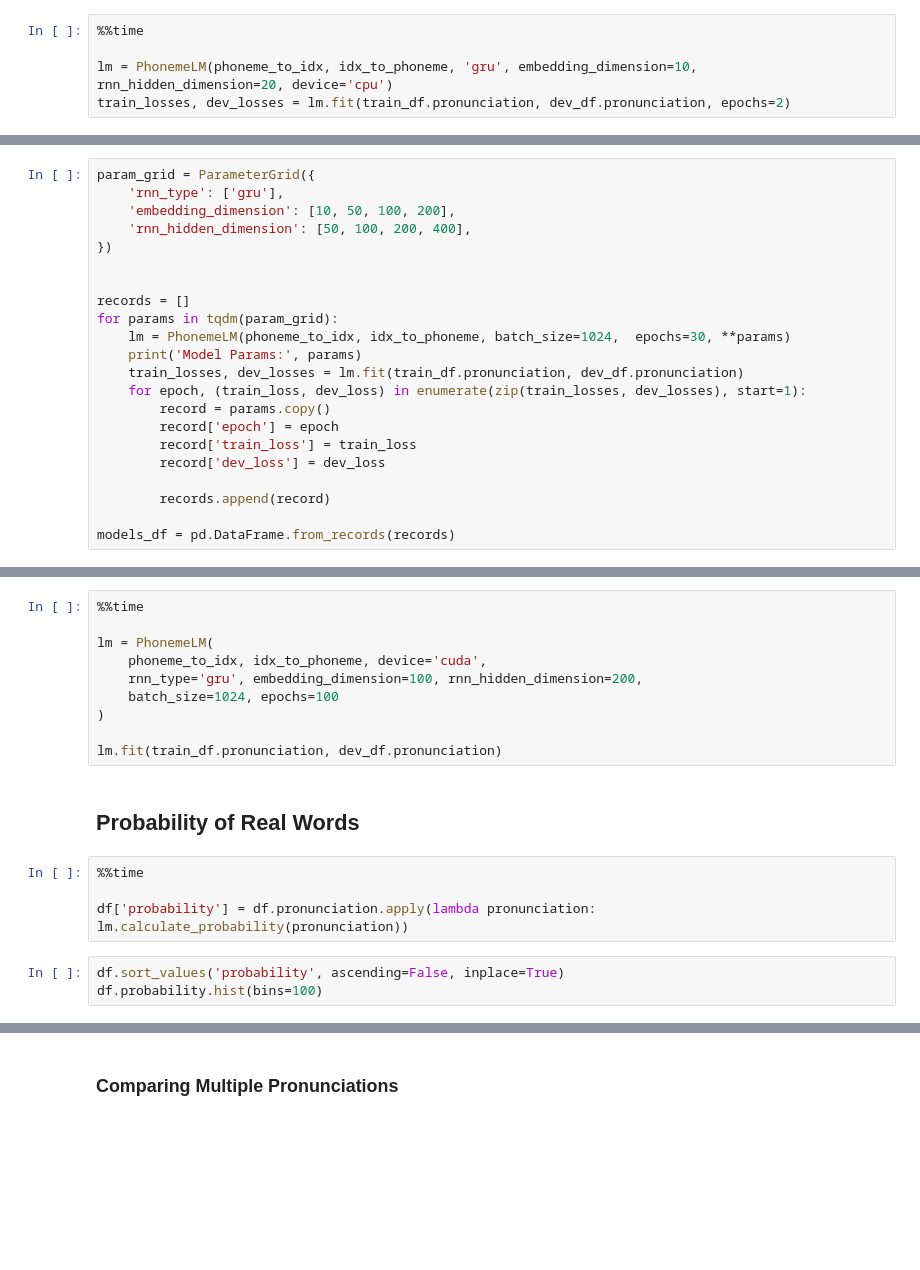
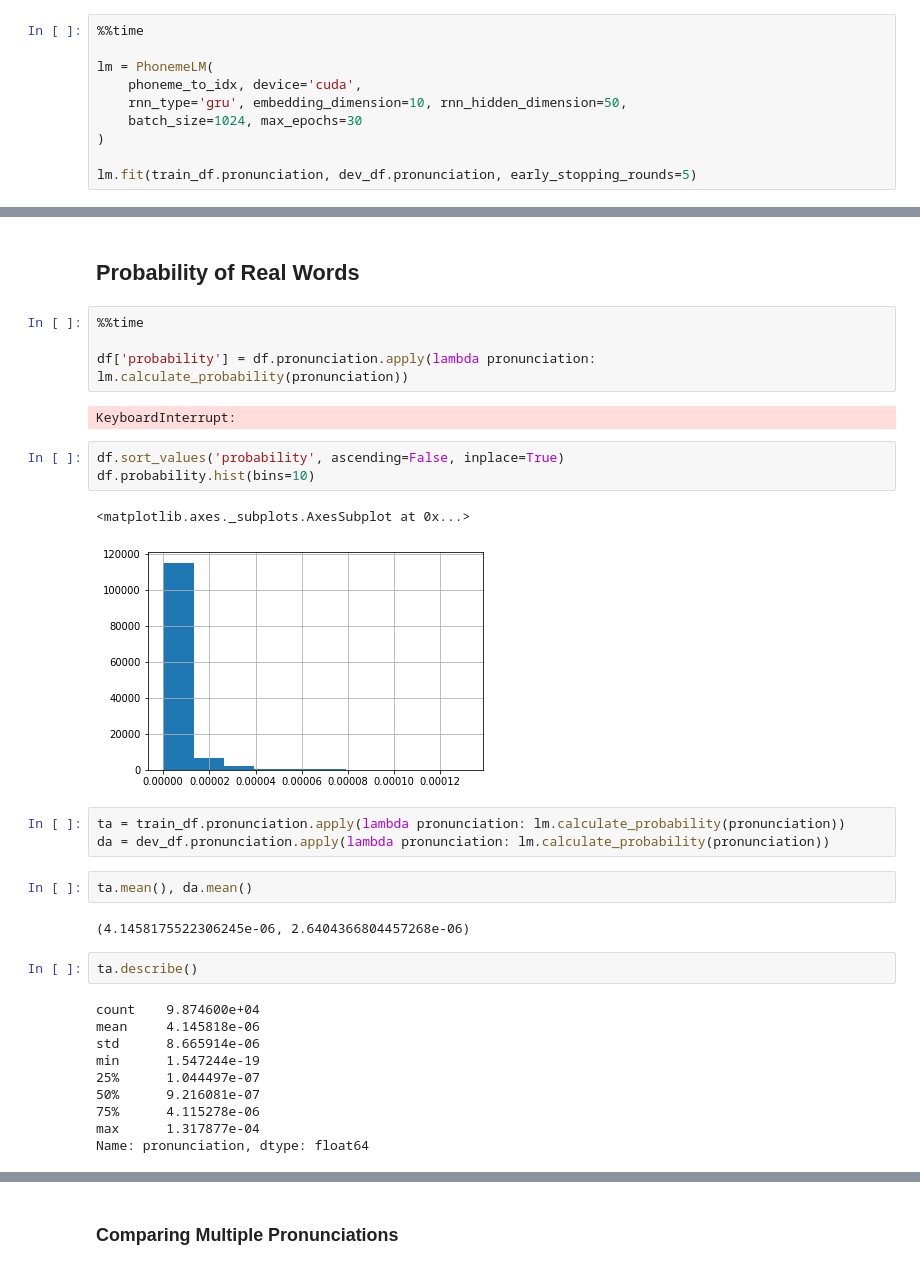
Before and after one commit to colinpollock/sonorant, a Jupyter notebook: LM RNN.ipynb, the cells around one changed output, grey strips where cells are left out. Drawn from its saved outputs; the diff is of its cells as text; blank space fills up the shorter version.

```diff
--- a/LM RNN.ipynb
+++ b/LM RNN.ipynb
@@ -53,6 +275,11 @@ PhonemeLM?
 # %%
 %%time
 
-lm = PhonemeLM(phoneme_to_idx, idx_to_phoneme, 'gru', embedding_dimension=10, rnn_hidden_dimension=20, device='cpu')
-train_losses, dev_losses = lm.fit(train_df.pronunciation, dev_df.pronunciation, epochs=2)
+lm = PhonemeLM(
+    phoneme_to_idx, device='cuda',
+    rnn_type='gru', embedding_dimension=10, rnn_hidden_dimension=50,
+    batch_size=1024, max_epochs=30
+)
+
+lm.fit(train_df.pronunciation, dev_df.pronunciation, early_stopping_rounds=5)
 # %% [output]
@@ -73,22 +319,0 @@ Wall time: 1min 53s
-# %%
-param_grid = ParameterGrid({
-    'rnn_type': ['gru'],
-    'embedding_dimension': [10, 50, 100, 200],
-    'rnn_hidden_dimension': [50, 100, 200, 400],
-})
-
-
-records = []
-for params in tqdm(param_grid):
-    lm = PhonemeLM(phoneme_to_idx, idx_to_phoneme, batch_size=1024,  epochs=30, **params)
-    print('Model Params:', params)
-    train_losses, dev_losses = lm.fit(train_df.pronunciation, dev_df.pronunciation)
-    for epoch, (train_loss, dev_loss) in enumerate(zip(train_losses, dev_losses), start=1):
-        record = params.copy()
-        record['epoch'] = epoch
-        record['train_loss'] = train_loss
-        record['dev_loss'] = dev_loss
-
-        records.append(record)
-
-models_df = pd.DataFrame.from_records(records)
@@ -133,19 +320,33 @@ models_df.corrwith(models_df.dev_loss)
-# %%
-%%time
-
-lm = PhonemeLM(
-    phoneme_to_idx, idx_to_phoneme, device='cuda',
-    rnn_type='gru', embedding_dimension=100, rnn_hidden_dimension=200,
-    batch_size=1024, epochs=100
-)
-
-lm.fit(train_df.pronunciation, dev_df.pronunciation)
 # %% [markdown]
 ## Probability of Real Words ##
 # %%
 %%time
 
 df['probability'] = df.pronunciation.apply(lambda pronunciation: lm.calculate_probability(pronunciation))
+# %% [output]
+KeyboardInterrupt:
 # %%
 df.sort_values('probability', ascending=False, inplace=True)
-df.probability.hist(bins=100)
+df.probability.hist(bins=10)
+# %% [output]
+<matplotlib.axes._subplots.AxesSubplot at 0x...>
+[figure, added]
+# %%
+ta = train_df.pronunciation.apply(lambda pronunciation: lm.calculate_probability(pronunciation))
+da = dev_df.pronunciation.apply(lambda pronunciation: lm.calculate_probability(pronunciation))
+# %%
+ta.mean(), da.mean()
+# %% [output]
+(4.1458175522306245e-06, 2.6404366804457268e-06)
+# %%
+ta.describe()
+# %% [output]
+count    9.874600e+04
+mean     4.145818e-06
+std      8.665914e-06
+min      1.547244e-19
+25%      1.044497e-07
+50%      9.216081e-07
+75%      4.115278e-06
+max      1.317877e-04
+Name: pronunciation, dtype: float64
```
Also changed, not shown: parts of 35 cells of this notebook.
